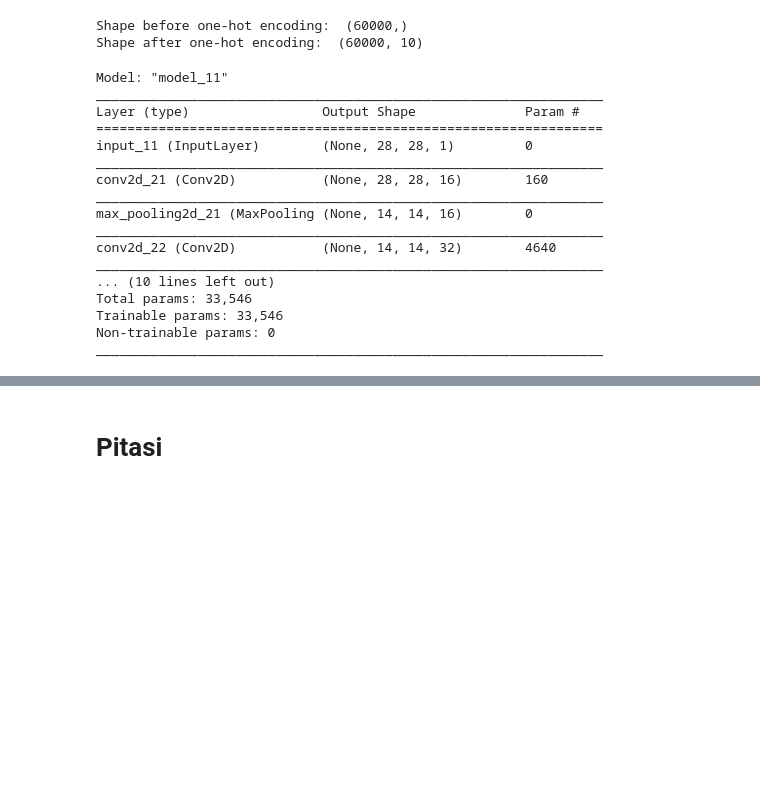
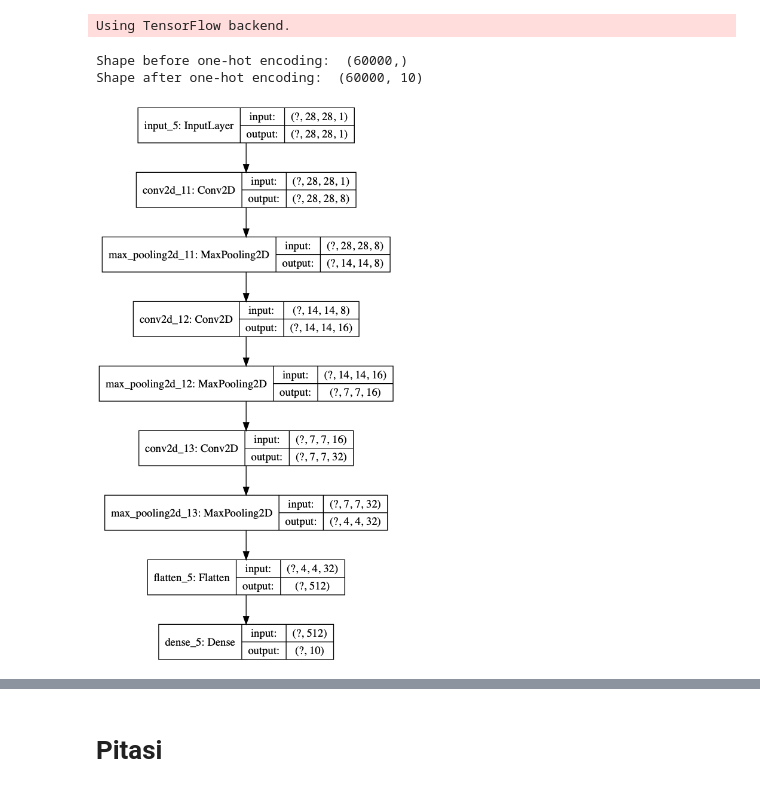
Before and after one commit to samuelesabella/ml_for_dummies, a Jupyter notebook: cnn.ipynb, the cells around one changed output, grey strips where cells are left out. Drawn from its saved outputs; the diff is of its cells as text; code cells hidden in the pictures; blank space fills up the shorter version.

```diff
--- a/cnn.ipynb
+++ b/cnn.ipynb
@@ -1,6 +1,6 @@
 # %%
 import tensorflow as tf
-from keras.layers import Input, Reshape, BatchNormalization, Lambda, Dense, Flatten, Conv2D, MaxPooling2D, Cropping2D, Conv2DTranspose, UpSampling2D, Conv2D, GaussianNoise
+from keras.layers import Input, Reshape, Dense, Flatten, Conv2D, MaxPooling2D
 from keras.models import Model
 from keras.utils import to_categorical
 from keras.preprocessing.image import ImageDataGenerator
@@ -16,15 +16,17 @@ from keras.datasets import mnist
 
 seed = 1111
 np.random.seed(seed)
-# tf.set_random_seed(seed+1)
+tf.random.set_seed(seed+1)
 
 (x_train, y_train), (x_test, y_test) = mnist.load_data();
 x_train = x_train.reshape(-1, 28, 28, 1) / 255
 x_test = x_test.reshape(-1, 28, 28, 1) / 255
 
 datagen = ImageDataGenerator(
-    rotation_range=20,
+    rotation_range=30,
     width_shift_range=0.2,
     height_shift_range=0.2)
 datagen.fit(x_train)
+# %% [output]
+Using TensorFlow backend.
 # %%
@@ -40,36 +42,21 @@ Shape after one-hot encoding:  (60000, 10)
 # %%
 input_img = Input(shape=(28, 28, 1))
 
-x = Conv2D(16, (3, 3), activation='relu', padding='same')(input_img)
+x = Conv2D(8, (3, 3), activation='relu', padding='same')(input_img)
+x = MaxPooling2D((2, 2), padding='same')(x)
+x = Conv2D(16, (3, 3), activation='relu', padding='same')(x)
 x = MaxPooling2D((2, 2), padding='same')(x)
 x = Conv2D(32, (3, 3), activation='relu', padding='same')(x)
-x = MaxPooling2D((2, 2), padding='same')(x)
-x = Conv2D(64, (3, 3), activation='relu', padding='same')(x)
 x = MaxPooling2D((2, 2), padding='same')(x)
 x = Flatten()(x)
 out = Dense(10, activation='softmax')(x)
 
 cnn = Model(input_img, out)
 cnn.compile(optimizer='adam', loss='categorical_crossentropy', metrics=['accuracy'])
-cnn.summary()
+
+tf.keras.utils.plot_model(cnn, show_shapes=True)
 # %% [output]
-Model: "model_11"
-_________________________________________________________________
-Layer (type)                 Output Shape              Param #
-=================================================================
-input_11 (InputLayer)        (None, 28, 28, 1)         0
-_________________________________________________________________
-conv2d_21 (Conv2D)           (None, 28, 28, 16)        160
-_________________________________________________________________
-max_pooling2d_21 (MaxPooling (None, 14, 14, 16)        0
-_________________________________________________________________
-conv2d_22 (Conv2D)           (None, 14, 14, 32)        4640
-_________________________________________________________________
-... (10 lines left out)
-Total params: 33,546
-Trainable params: 33,546
-Non-trainable params: 0
-_________________________________________________________________
+[figure, added]
 # %%
 import matplotlib.pyplot as plt
 
```
Also changed, not shown: parts of 5 cells of this notebook.
